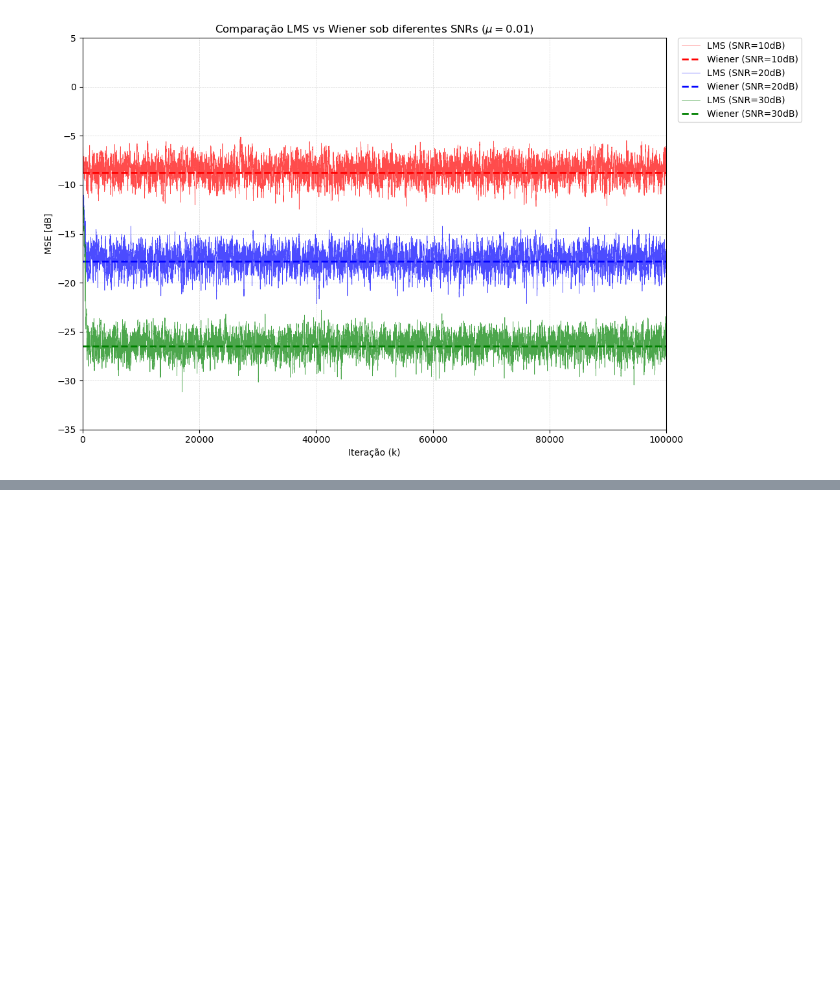
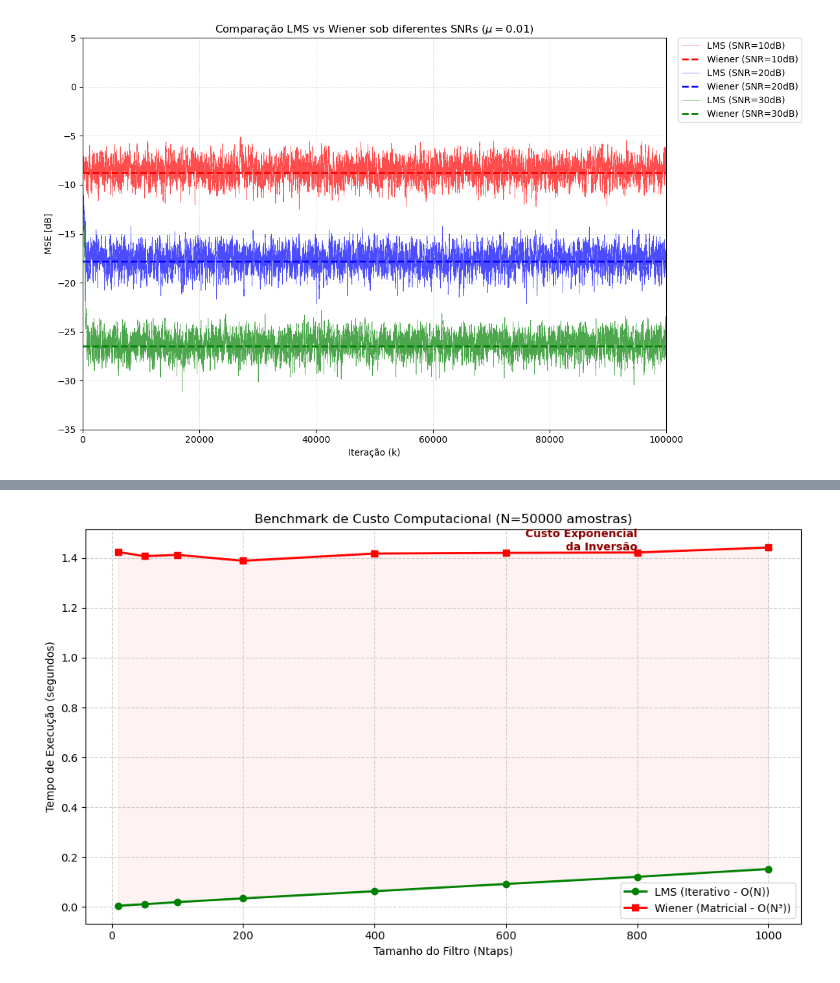
Before and after one commit to elmerfariass/DSPcap, a Jupyter notebook: Adpative Filter.ipynb, the cells around one changed output, grey strips where cells are left out. Saved outputs shown, nothing was run; the diff lists cells and outputs as text; code cells hidden in the pictures; blank space fills up the shorter version.

```diff
--- a/Adpative Filter.ipynb
+++ b/Adpative Filter.ipynb
@@ -604,0 +626,70 @@ SNR (dB)   | MSE Final LMS (dB)   | Wiener Teórico (dB)  | Diferença (dB)
+# %%
+N_samples = 50000       # Tamanho fixo do sinal
+mu = 0.001              # Passo fixo
+taps_range = [10, 50, 100, 200, 400, 600, 800, 1000] # Tamanhos de filtro crescentes
+
+times_lms = []
+times_wiener = []
+
+# --- WARMUP DO NUMBA  ---
+print("Realizando compilação JIT (Warmup)... aguarde.")
+dummy_data = np.random.randn(2000)
+lms(dummy_data, dummy_data, 10, 0.01) # Roda uma vez para compilar
+print("Compilação concluída! Iniciando Benchmark...\n")
+
+
+# 3. LOOP DE MEDIÇÃO
+
+
+print(f"{'Ntaps':^10} | {'LMS (s)':^12} | {'Wiener (s)':^12} | {'Fator (W/L)':^12}")
+print("-" * 55)
+
+for ntaps in taps_range:
+    # Geramos dados aleatórios novos a cada rodada para evitar cache
+    d = np.sign(np.random.randn(N_samples))
+    canal = np.array([1.0, 0.5, 0.2])
+    x = np.convolve(d, canal, mode='full')[:N_samples] + np.random.normal(0, 0.01, N_samples)
+    d_treino = d # Sem delay complexo, foco é processamento puro
+
+    # --- MEDIR LMS ---
+    start = time.perf_counter()
+    # Chama sua função
+    lms(x, d_treino, ntaps, mu)
+    end = time.perf_counter()
+    t_lms = end - start
+    times_lms.append(t_lms)
+
+    # --- MEDIR WIENER ---
+    start = time.perf_counter()
+    try:
+        solve_wiener(x, d_treino, ntaps)
+    except:
+        pass # Evita travar se a matriz for singular (raro com ruído)
+    end = time.perf_counter()
+    t_wiener = end - start
+    times_wiener.append(t_wiener)
+
+    ratio = t_wiener / t_lms if t_lms > 0 else 0
+    print(f"{ntaps:^10} | {t_lms:^12.5f} | {t_wiener:^12.5f} | {ratio:^12.1f}x")
+
+
+# 4. GRÁFICO DE COMPARAÇÃO
+plt.figure(figsize=(10, 6))
+
+plt.plot(taps_range, times_lms, 'o-', color='green', linewidth=2, label='LMS (Iterativo - O(N))')
+plt.plot(taps_range, times_wiener, 's-', color='red', linewidth=2, label='Wiener (Matricial - O(N³))')
+
+plt.title(f'Benchmark de Custo Computacional (N={N_samples} amostras)')
+plt.xlabel('Tamanho do Filtro (Ntaps)')
+plt.ylabel('Tempo de Execução (segundos)')
+plt.grid(True, linestyle='--', alpha=0.6)
+plt.legend()
+
+# Área de destaque
+plt.fill_between(taps_range, times_lms, times_wiener, color='red', alpha=0.05)
+plt.text(taps_range[-2], times_wiener[-2], " Custo Exponencial\n da Inversão",
+         color='darkred', ha='right', va='bottom', fontsize=10, fontweight='bold')
+
+plt.tight_layout()
+plt.show()
+# %% [output]
@@ -604,0 +709 @@ SNR (dB)   | MSE Final LMS (dB)   | Wiener Teórico (dB)  | Diferença (dB)
+[figure, added]
```
Also changed, not shown: parts of 13 cells of this notebook.
